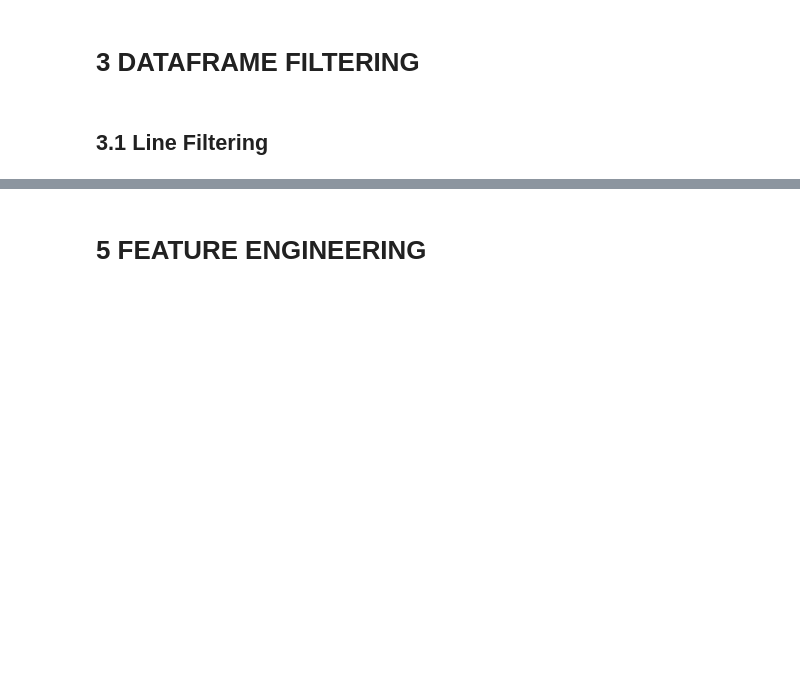
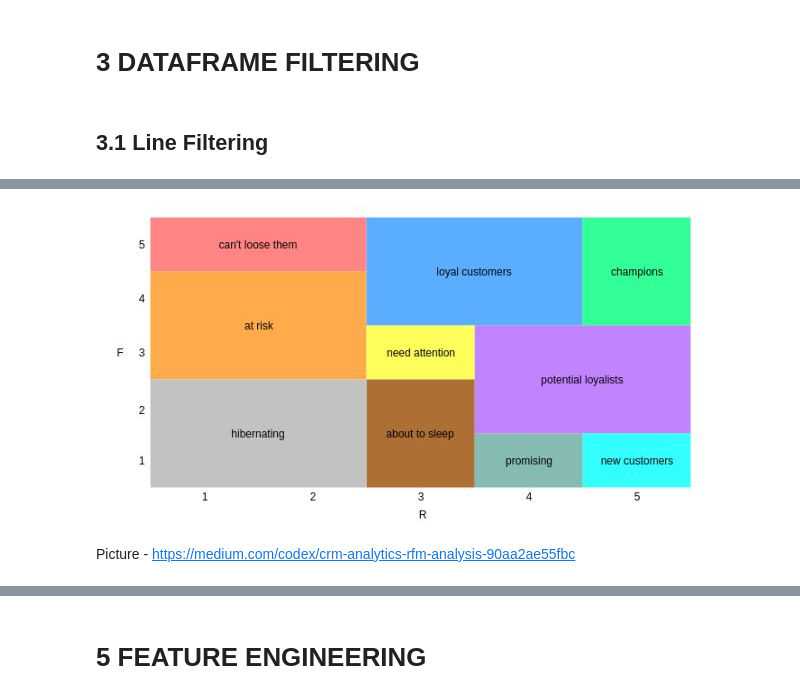
Before and after one commit to rodrigomm92/customer_loyalty_project, a Jupyter notebook: notebooks/c6_customer_loyalty_program.ipynb, the cells around one changed output, grey strips where cells are left out. Drawn from its saved outputs; the diff is of its cells as text; code cells hidden in the pictures; blank space fills up the shorter version.

```diff
--- a/notebooks/c6_customer_loyalty_program.ipynb
+++ b/notebooks/c6_customer_loyalty_program.ipynb
@@ -105,0 +230,6 @@ df_clean = df_clean[~df_clean['country'].isin( ['European Community', 'Unspecifi
+# %%
+Image( '../images/rfm.JPG' )
+# %% [output]
+[figure, added]
+# %% [markdown]
+Picture - https://medium.com/codex/crm-analytics-rfm-analysis-90aa2ae55fbc
```
Also changed, not shown: parts of 62 cells of this notebook, 1 other file.
